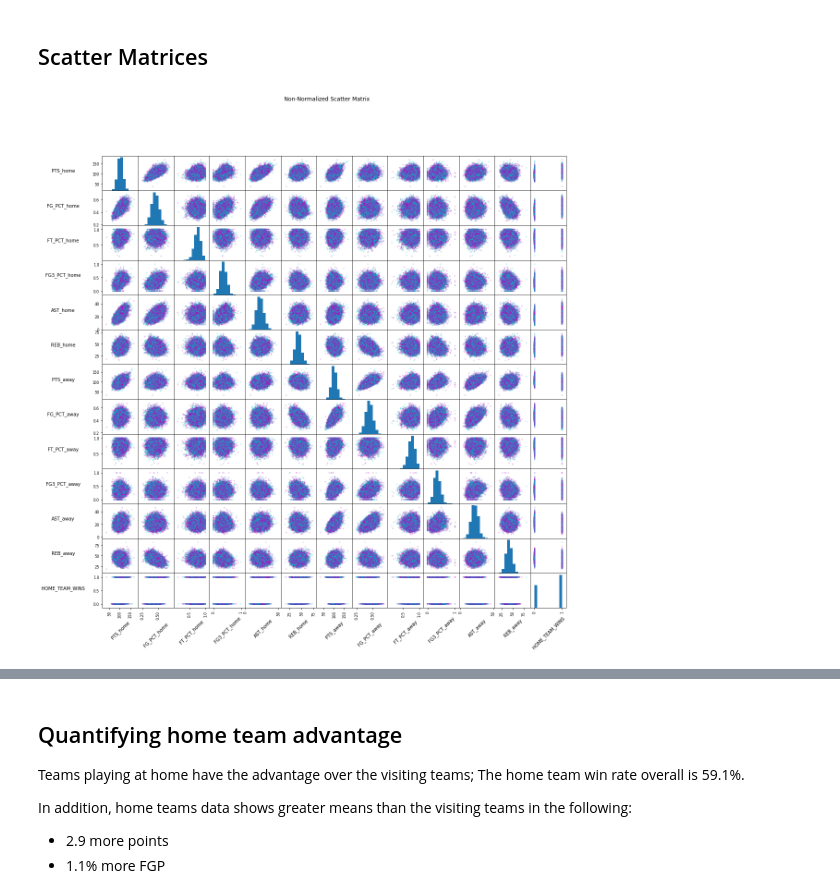
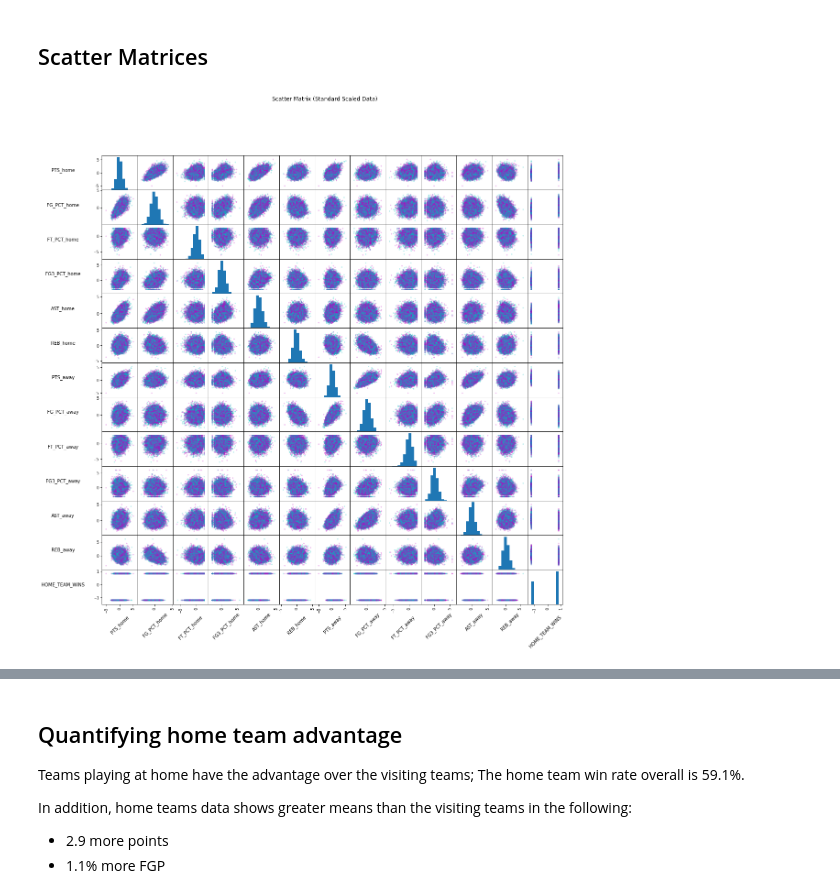
Before and after one commit to psalire/cmpe255-term-project, a Jupyter notebook: research.ipynb, the cells around one changed output, grey strips where cells are left out. Saved outputs shown, nothing was run; the diff lists cells and outputs as text; code cells hidden in the pictures.

```diff
--- a/research.ipynb
+++ b/research.ipynb
@@ -29,6 +29,7 @@ def init_datasets():
     del teams_df['LEAGUE_ID'] # Always 0
     del teams_df['YEARFOUNDED'] # Redundant w/ 'MIN_YEAR'
     del teams_df['ARENA'] # Name of arena not needed
+    del teams_df['DLEAGUEAFFILIATION'] # Name of arena not needed
 
     return games_df, winners_df, games_details_df, teams_df, players_df, ranking_df
 # %%
@@ -140,25 +179,21 @@ players_df
 # %% [markdown]
 ## Scatter Matrices
 # %%
-games_data_df = games_df.copy()
-for k in ['GAME_DATE_EST','GAME_ID','HOME_TEAM_ID','VISITOR_TEAM_ID','SEASON','TEAM_ID_home','TEAM_ID_away']:
-    del games_data_df[k]
-games_data_df['HOME_TEAM_WINS'] = winners_df.copy()
 sm=pd.plotting.scatter_matrix(
-    games_data_df,
+    standardized_games_data_df,
     alpha=0.25,
     figsize=(18,18),
     diagonal='hist',
     range_padding=0.3, # More padding to fit labels
     c=['c','m']*(23421//2) + ['c'], # Color differentiate points from different data
 )
 # Rotate & reposition labels
 # (referenced https://stackoverflow.com/questions/32560932/how-to-customize-a-scatter-matrix-to-see-all-titles)
 for s in sm.reshape(-1):
     s.xaxis.label.set_rotation(45)
     s.yaxis.label.set_rotation(0)
     s.get_yaxis().set_label_coords(-1.1,0.5)
-plt.suptitle('Non-Normalized Scatter Matrix')
+plt.suptitle('Scatter Matrix (Standard Scaled Data)')
 plt.show()
 # %% [output]
-[figure, old version]
+[figure, new version]
```
Also changed, not shown: parts of 7 cells of this notebook.
